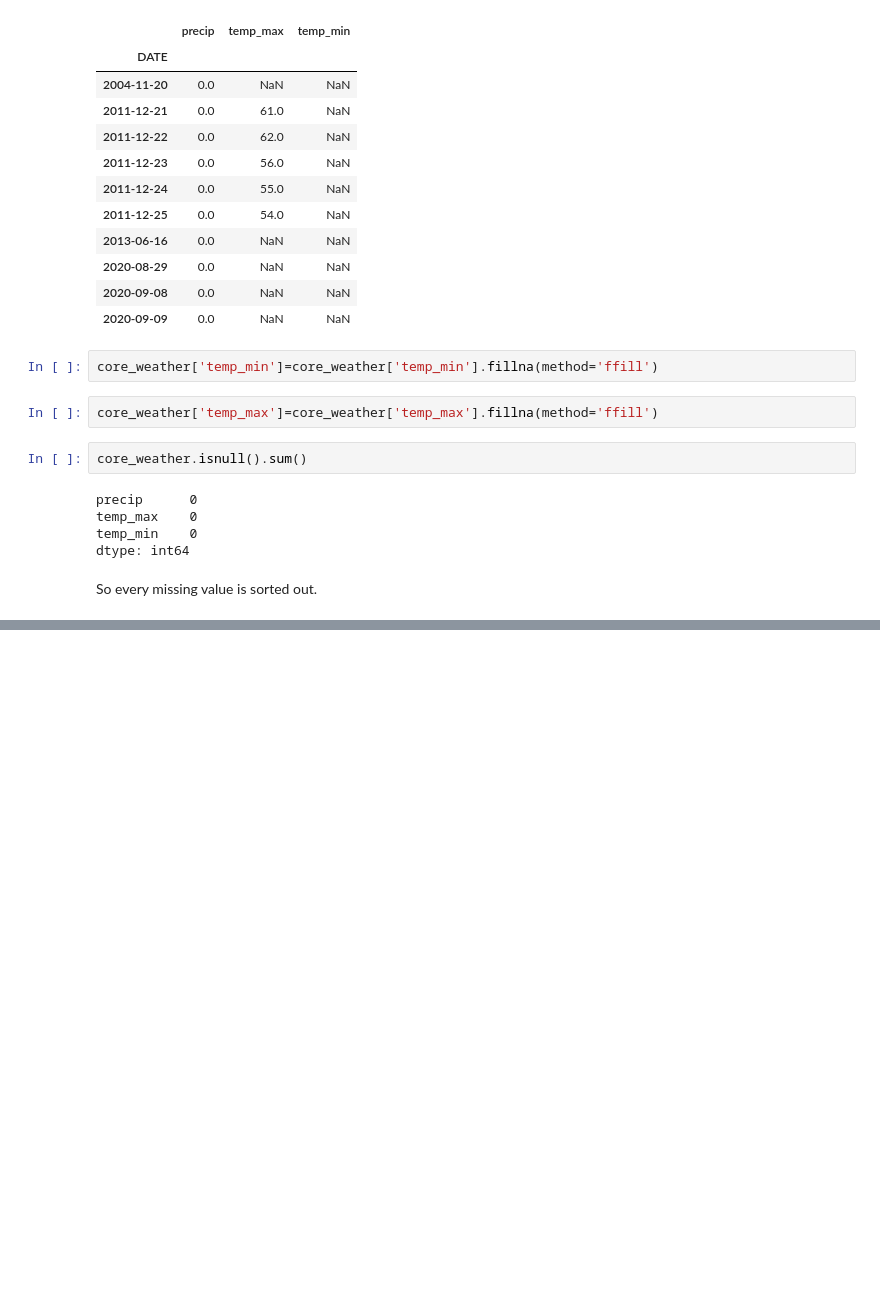
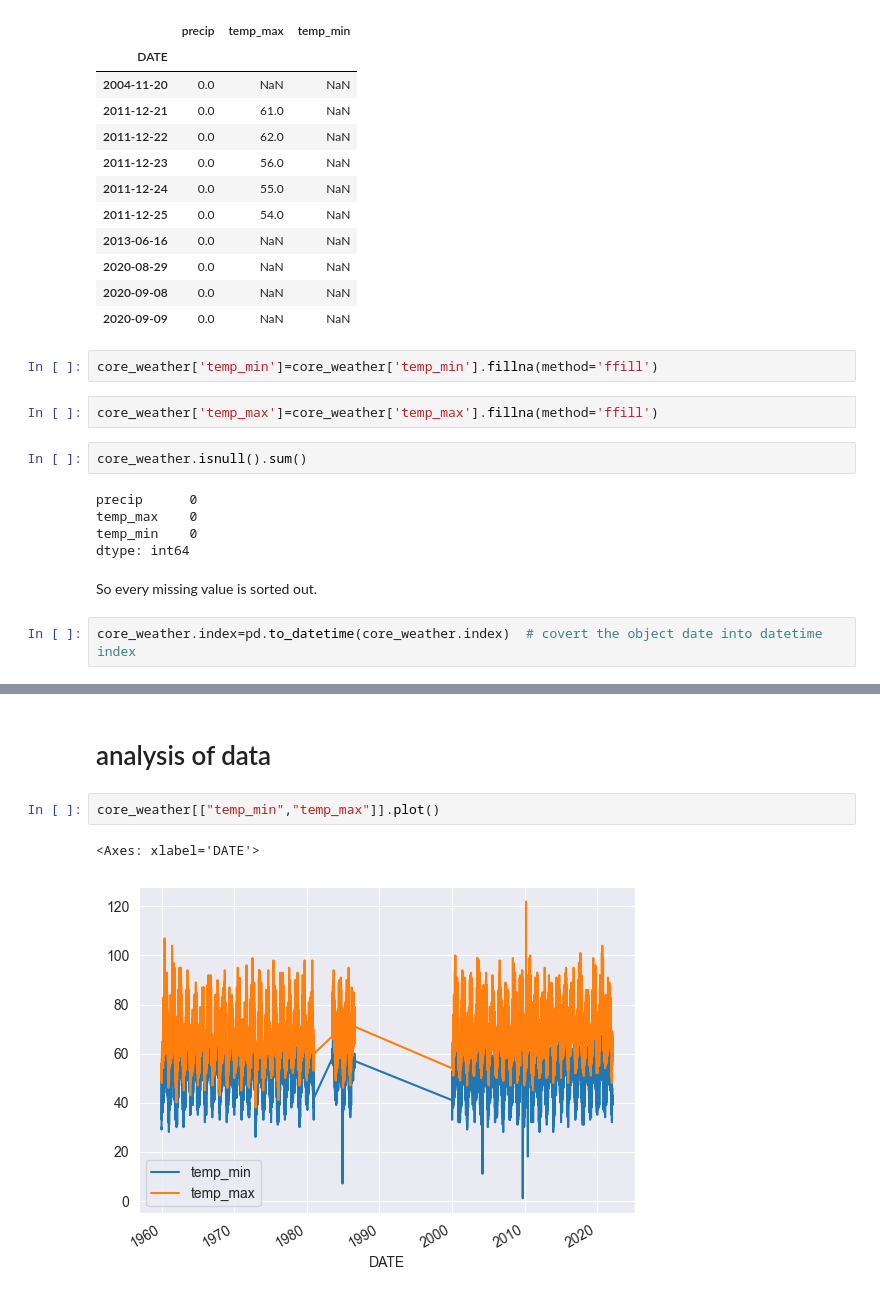
Before and after one commit to Sanjay-0110/Weather_prediction, a Jupyter notebook: weather_prediction.ipynb, the cells around one changed output, grey strips where cells are left out. Saved outputs shown, nothing was run; the diff lists cells and outputs as text; blank space fills up the shorter version.

```diff
--- a/weather_prediction.ipynb
+++ b/weather_prediction.ipynb
@@ -213,3 +213,5 @@ temp_min    0
 dtype: int64
 # %% [markdown]
 So every missing value is sorted out.
+# %%
+core_weather.index=pd.to_datetime(core_weather.index)  # covert the object date into datetime index
@@ -215,0 +236,7 @@ So every missing value is sorted out.
+# %% [markdown]
+# analysis of data
+# %%
+core_weather[["temp_min","temp_max"]].plot()
+# %% [output]
+<Axes: xlabel='DATE'>
+[figure, added]
```
Also changed, not shown: parts of 50 cells of this notebook.
